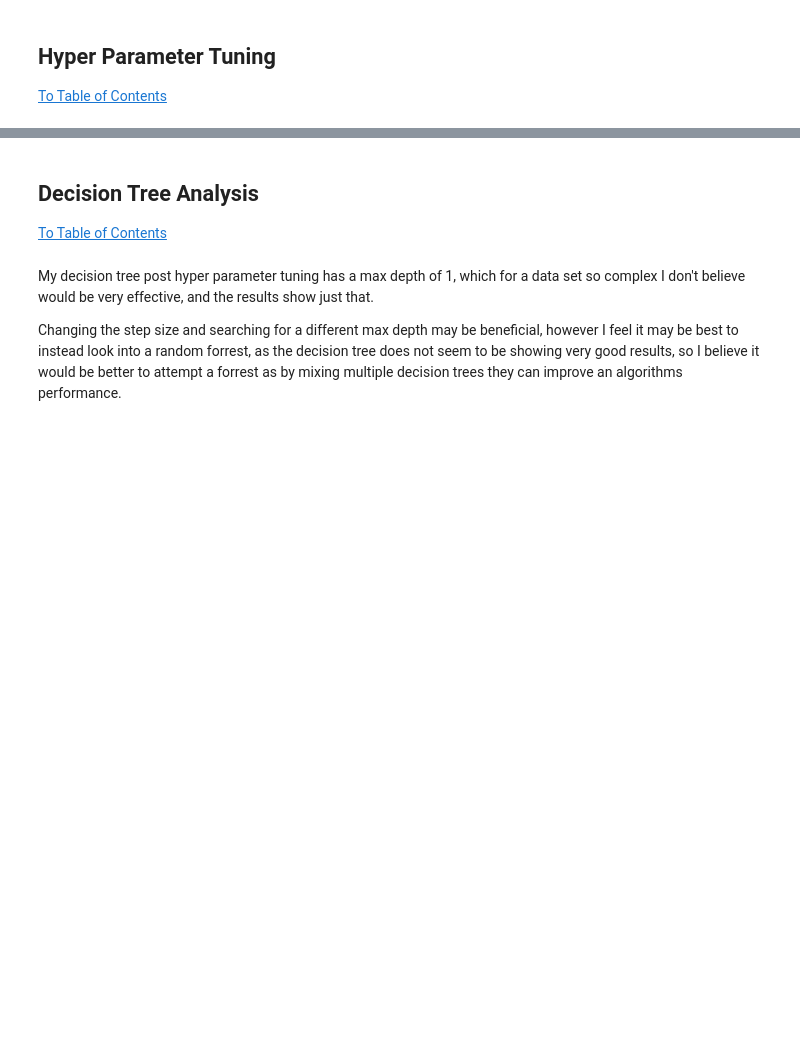
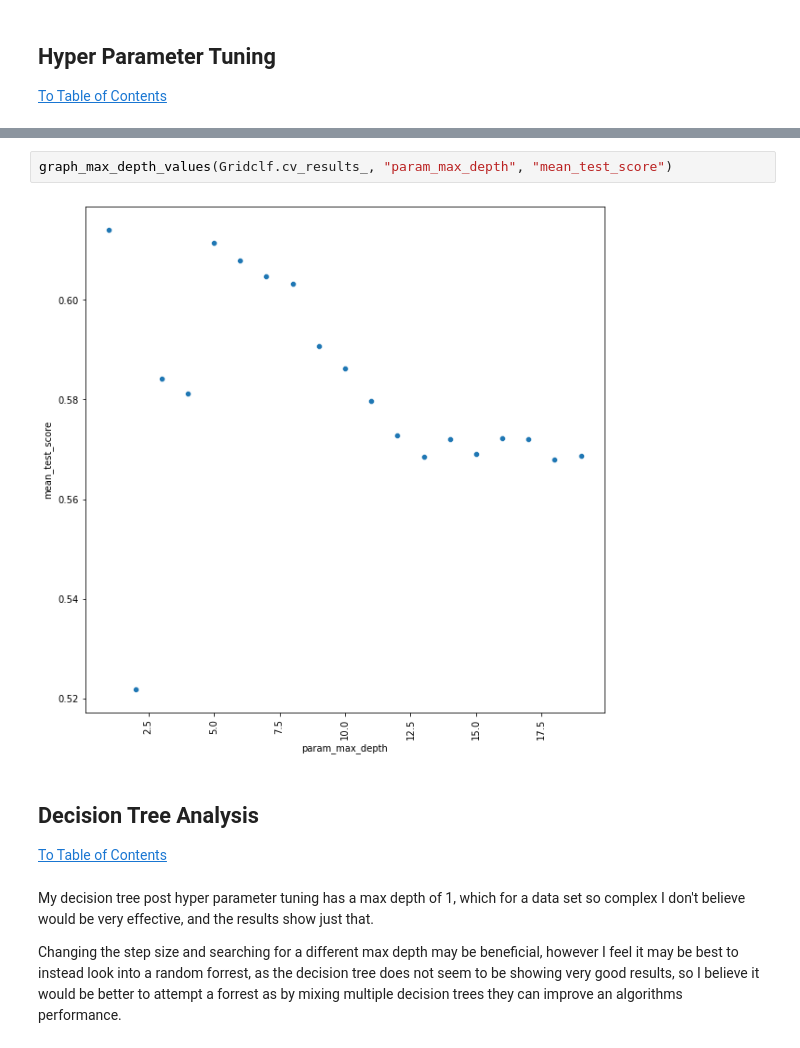
Before and after one commit to s3716853/ML-Assignment-01, a Jupyter notebook: Assignment1/ml-assignment-01.ipynb, the cells around one changed output, grey strips where cells are left out. Cells and saved outputs as stored; diff of their text form; blank space fills up the shorter version.

```diff
--- a/Assignment1/ml-assignment-01.ipynb
+++ b/Assignment1/ml-assignment-01.ipynb
@@ -804,3 +854,7 @@ pd.DataFrame(Gridclf.cv_results_)
+# %%
+graph_max_depth_values(Gridclf.cv_results_, "param_max_depth", "mean_test_score")
+# %% [output]
+[figure, added]
 # %% [markdown]
 <a name="tree_analysis"></a>
 ## Decision Tree Analysis
```
Also changed, not shown: parts of 20 cells of this notebook.
